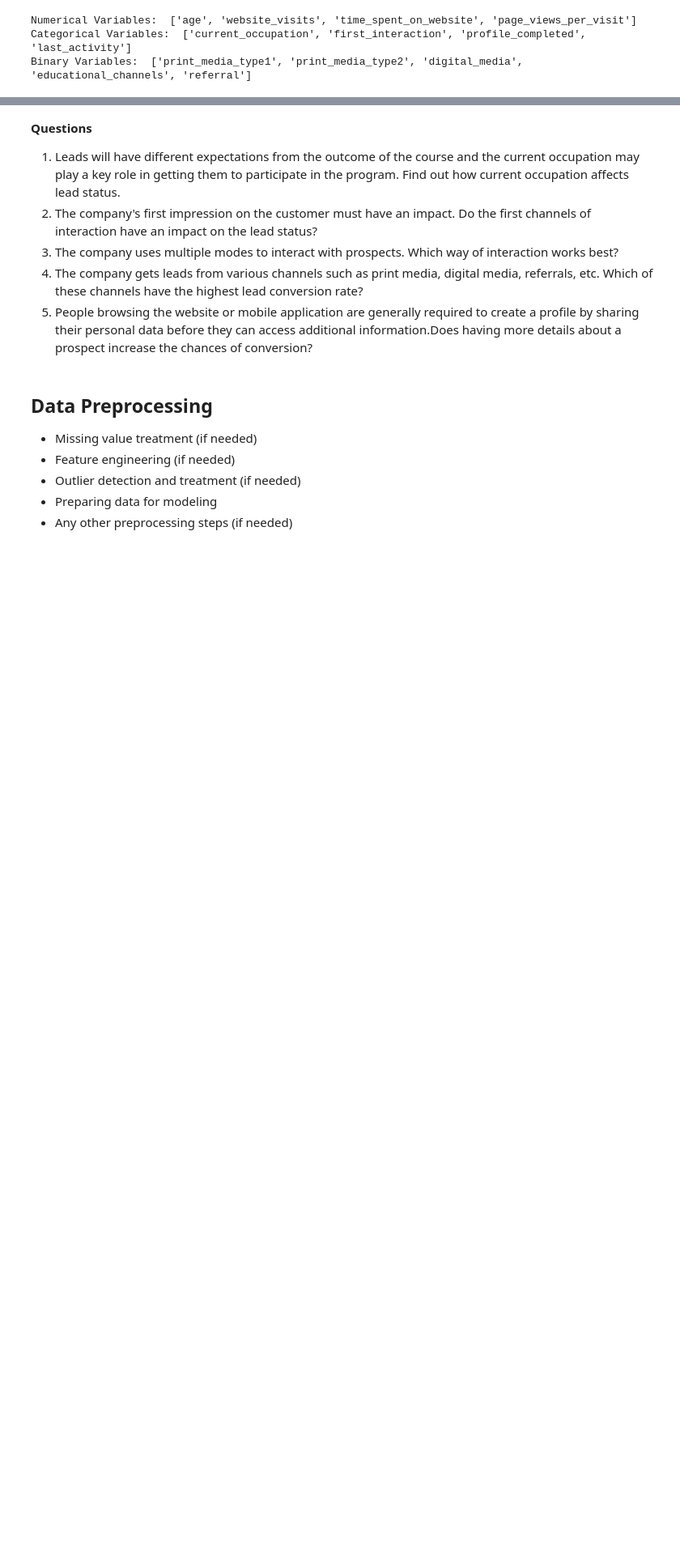
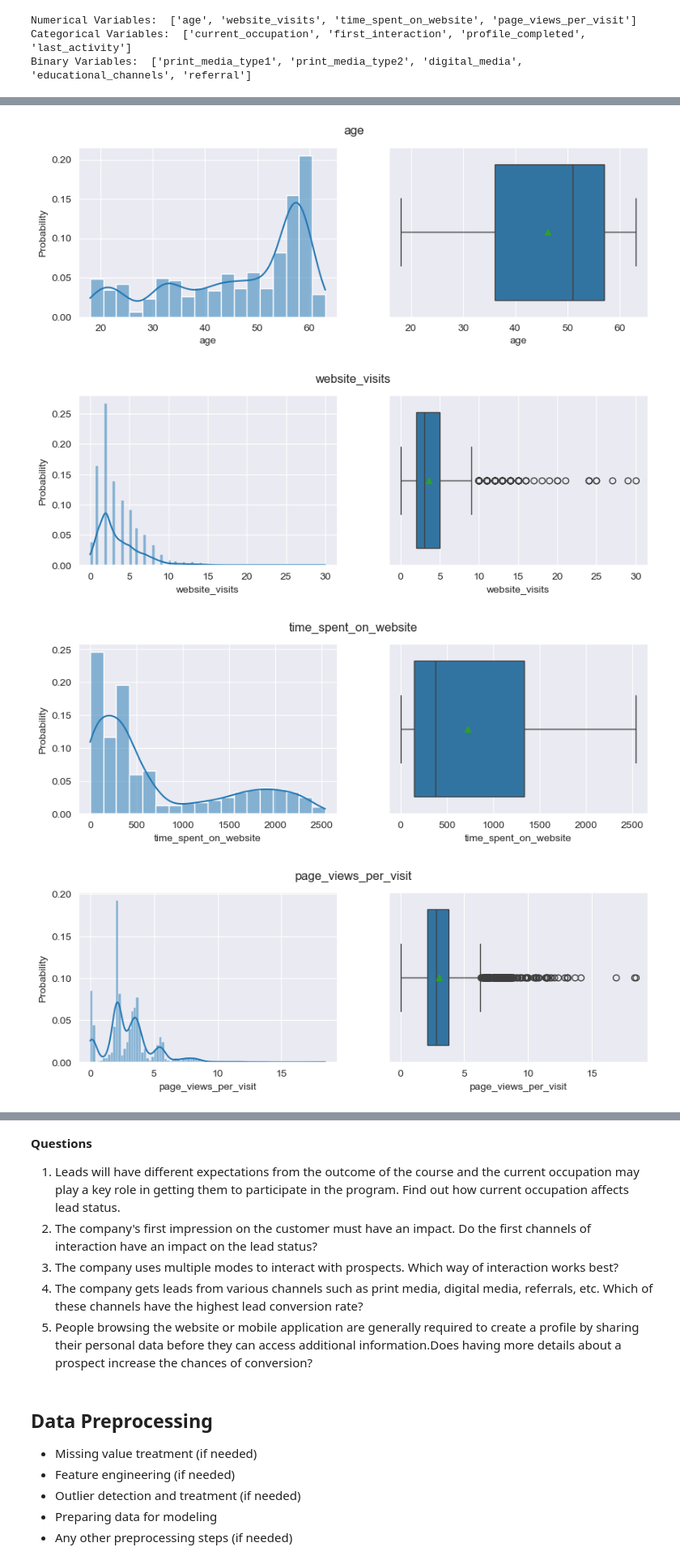
Before and after one commit to johnxbullock/edTech-analysis, a Jupyter notebook: PotentialCustomersPrediction.ipynb, the cells around one changed output, grey strips where cells are left out. Shown at 81% size. Saved outputs shown, nothing was run; the diff lists cells and outputs as text; code cells hidden in the pictures; blank space fills up the shorter version.

Commit message:
Finished EDA, also implemented the decision tree, completed cost complexity pruning, tuning, and displayed the important features.

```diff
--- a/PotentialCustomersPrediction.ipynb
+++ b/PotentialCustomersPrediction.ipynb
@@ -245,0 +329,39 @@ Binary Variables:  ['print_media_type1', 'print_media_type2', 'digital_media', '
+# %%
+# function to create histograms and boxplots for each variable
+def analyze_numerical(numeric_cols: list, bivariate=False):
+
+    # loop through the columns of the dataframe
+    for col in numeric_cols:
+
+        # initialize a figure
+        fig = plt.figure(figsize=(10, 3))
+
+        plt.suptitle(f"{col}")
+
+        # add subplots to the figure
+        ax_1 = fig.add_subplot(1, 2, 1)
+        ax_2 = fig.add_subplot(1, 2, 2)
+
+        if bivariate:
+            # create the histogram and add it to the first ax
+            sns.histplot(data=df, x=col, ax=ax_1, kde=True, stat='probability', hue='status')
+
+            # create the boxplot and add it to the second ax
+            sns.boxplot(data=df, x=col, ax=ax_2, showmeans=True, hue='status')
+        else:
+            # create the histogram and add it to the first ax
+            sns.histplot(data=df, x=col, ax=ax_1, kde=True, stat='probability')
+
+            # create the boxplot and add it to the second ax
+            sns.boxplot(data=df, x=col, ax=ax_2, showmeans=True)
+
+        # display the plot
+        plt.show()
+# %%
+# call the function
+analyze_numerical(df[numerical_vars])
+# %% [output]
+[figure, added]
+[figure, added]
+[figure, added]
+[figure, added]
```
Also changed, not shown: parts of 76 cells of this notebook.
